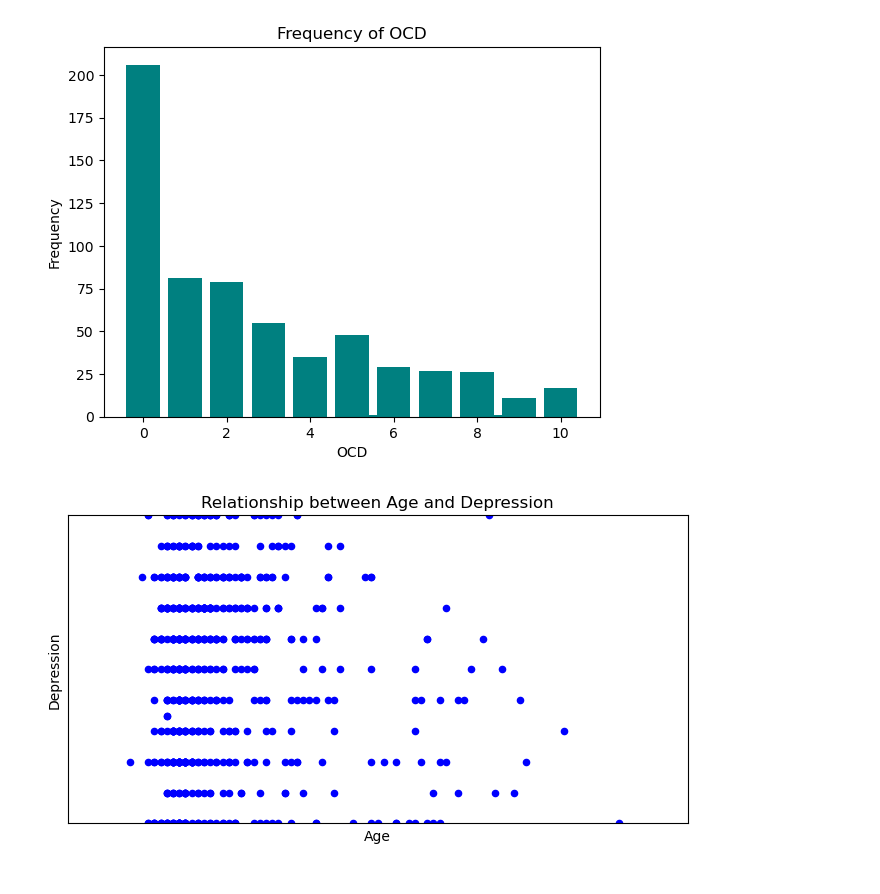
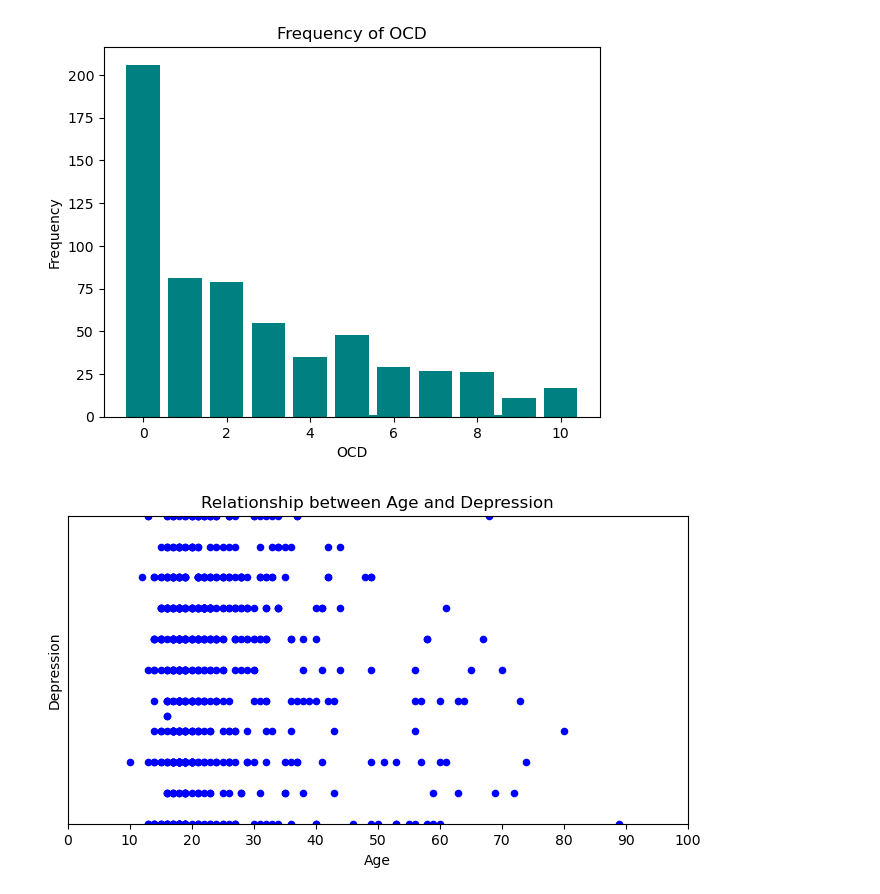
Before and after one commit to jdanielle12/project1, a Jupyter notebook: music_and_mental_health.ipynb, the cells around one changed output. Drawn from its saved outputs; the diff is of its cells as text; code cells hidden in the pictures.

```diff
--- a/music_and_mental_health.ipynb
+++ b/music_and_mental_health.ipynb
@@ -211,10 +211,10 @@ plt.show()
 # %%
 # Create a scatter plot to chart the correlation between depression and age
 age_depression = music_mental_health_df.plot.scatter(x="Age",y="Depression",title="Relationship between Age and Depression", figsize=(8,4),
-                                           xlabel="Age",ylabel="Depression",color="blue",
-                                          xlim=(0,100),ylim=(0,10),xticks=(),yticks=())
+                                        xlabel="Age",ylabel="Depression",color="blue",
+                                        xlim=(0,100),ylim=(0,10),xticks=(0, 10, 20, 30, 40, 50, 60, 70, 80, 90, 100),yticks=())
 # %% [output]
-[figure, old version]
+[figure, new version]
 # %%
 # Create a scatter plot to chart the correlation between depression and bpm
 bpm_depression = music_mental_health_df.plot.scatter(x="BPM",y="Depression",title="Relationship between Depression and BPM", figsize=(8,4),
```
Also changed, not shown: parts of 11 cells of this notebook.
